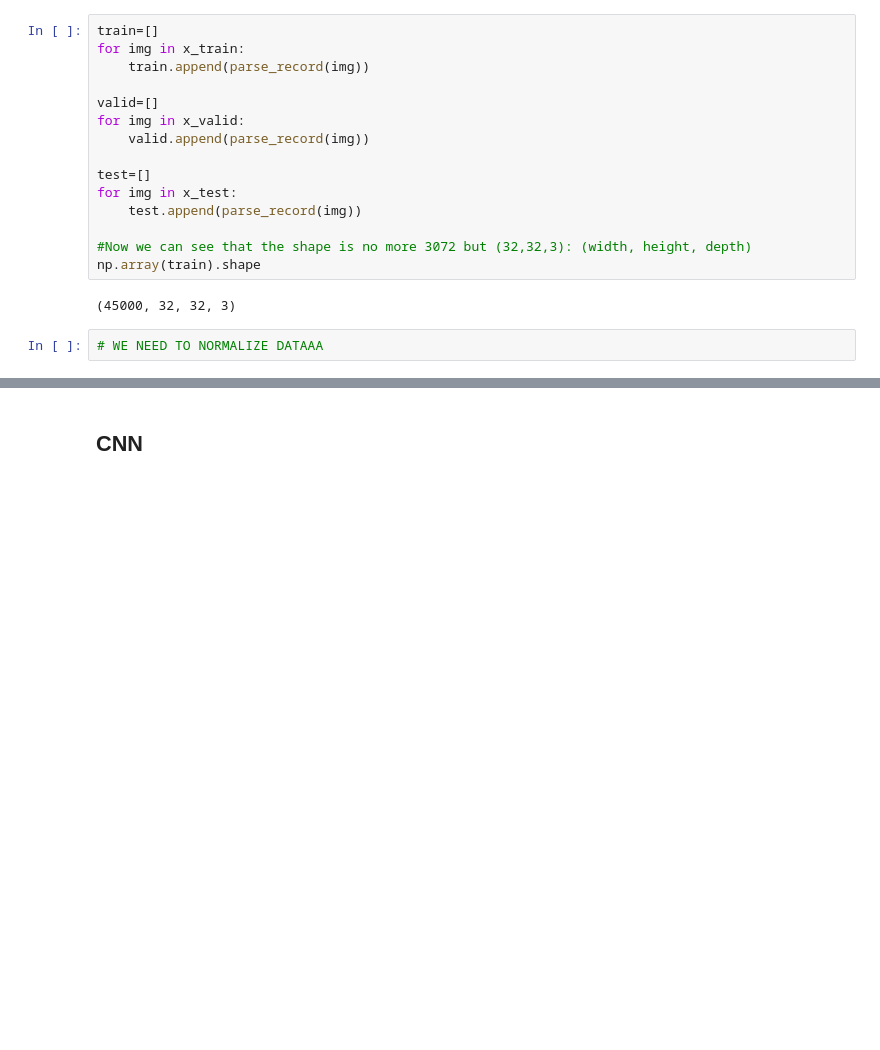
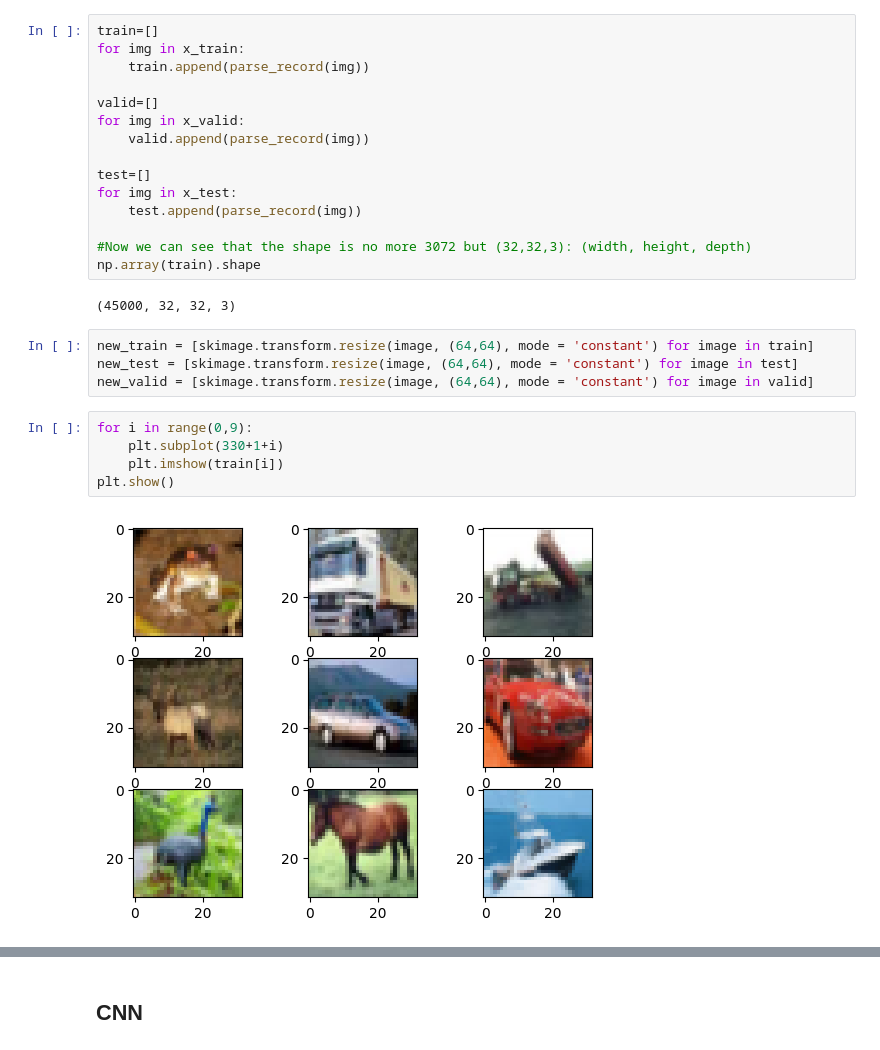
Before and after one commit to RaffaeleSann/final_project, a Jupyter notebook: Image_classif.ipynb, the cells around one changed output, grey strips where cells are left out. Drawn from its saved outputs; the diff is of its cells as text; blank space fills up the shorter version.

Commit message:
image

```diff
--- a/Image_classif.ipynb
+++ b/Image_classif.ipynb
@@ -121,5 +123,14 @@ for img in x_test:
 np.array(train).shape
 # %% [output]
 (45000, 32, 32, 3)
-# %%
-# WE NEED TO NORMALIZE DATAAA
+# %%
+new_train = [skimage.transform.resize(image, (64,64), mode = 'constant') for image in train]
+new_test = [skimage.transform.resize(image, (64,64), mode = 'constant') for image in test]
+new_valid = [skimage.transform.resize(image, (64,64), mode = 'constant') for image in valid]
+# %%
+for i in range(0,9):
+    plt.subplot(330+1+i)
+    plt.imshow(train[i])
+plt.show()
+# %% [output]
+[figure, added]
```
Also changed, not shown: parts of 5 cells of this notebook, 1 other file.
